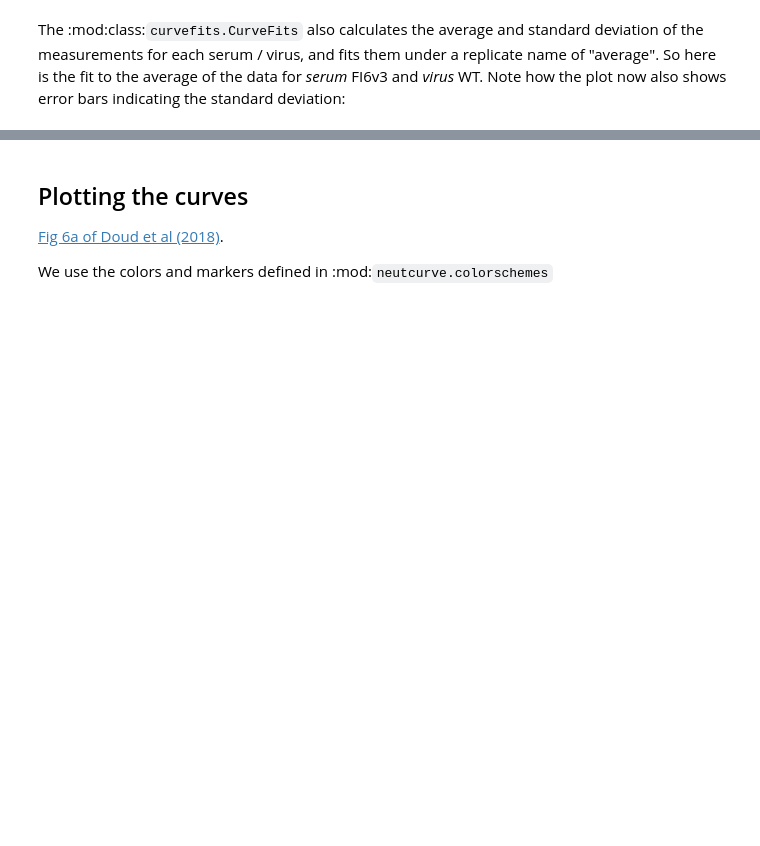
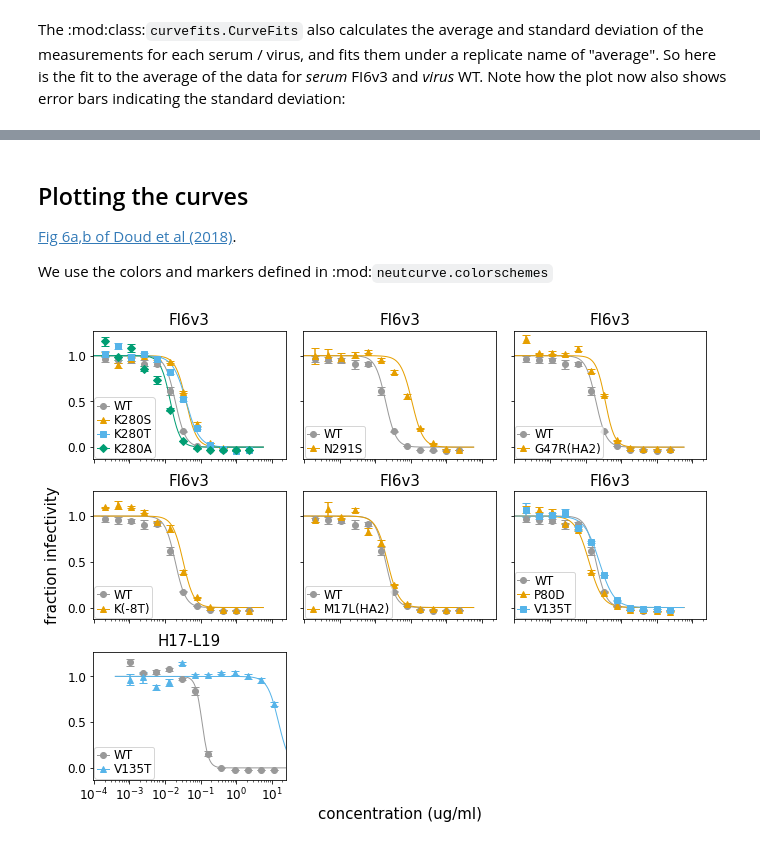
Before and after one commit to jbloomlab/neutcurve, a Jupyter notebook: docs/examples/curvefits.ipynb, the cells around one changed output, grey strips where cells are left out. Drawn from its saved outputs; the diff is of its cells as text; code cells hidden in the pictures; blank space fills up the shorter version.

```diff
--- a/docs/examples/curvefits.ipynb
+++ b/docs/examples/curvefits.ipynb
@@ -114,0 +131,2 @@ The IC50 is 0.0162
+# %%
+fits.fitParams()
@@ -114,0 +150,2 @@ The IC50 is 0.0162
+# %%
+fits.fitParams(average_only=False).head()
@@ -115,12 +159,12 @@ The IC50 is 0.0162
 # %% [markdown]
 ## Plotting the curves
-[Fig 6a of Doud et al (2018)](https://www.nature.com/articles/s41467-018-03665-3#Fig6).
+[Fig 6a,b of Doud et al (2018)](https://www.nature.com/articles/s41467-018-03665-3#Fig6).
 
 We use the colors and markers defined in :mod:`neutcurve.colorschemes`
 # %%
 fig, axes = fits.plotGrid(
                 {
-                 # upper right: WT, K280S, K280T, K280A
+                 # upper right: FI6v3 versus WT, K280S, K280T, K280A
                  (0, 0): ('FI6v3',
                           [{'serum': 'FI6v3', 'virus': 'WT',
                             'replicate': 'average', 'color': CBPALETTE[0],
@@ -136,7 +180,7 @@ fig, axes = fits.plotGrid(
                             'marker': CBMARKERS[3], 'label':'K280A'},
                            ]
                           ),
-                 # upper center: WT, N291S
+                 # upper center: FI6v3 versus WT, N291S
                  (0, 1): ('FI6v3',
                           [{'serum': 'FI6v3', 'virus': 'WT',
                             'replicate': 'average', 'color': CBPALETTE[0],
@@ -146,7 +190,7 @@ fig, axes = fits.plotGrid(
                             'marker': CBMARKERS[1], 'label': 'N291S'},
                            ]
                           ),
-                 # upper right: WT, G47R-HA2
+                 # upper right: FI6v3 versus WT, G47R-HA2
                  (0, 2): ('FI6v3',
                           [{'serum': 'FI6v3', 'virus': 'WT',
                             'replicate': 'average', 'color': CBPALETTE[0],
@@ -156,38 +200,51 @@ fig, axes = fits.plotGrid(
                             'marker': CBMARKERS[1], 'label': 'G47R(HA2)'},
                            ]
                           ),
-                 # lower right: WT, K(-8T)
+                 # middle right: FI6v3 versus WT, K(-8T)
                  (1, 0): ('FI6v3',
                           [{'serum': 'FI6v3', 'virus': 'WT',
                             'replicate': 'average', 'color': CBPALETTE[0],
                             'marker': CBMARKERS[0], 'label': 'WT'},
                            {'serum': 'FI6v3', 'virus': 'K(-8T)',
                             'replicate': 'average', 'color': CBPALETTE[1],
                             'marker': CBMARKERS[1], 'label': 'K(-8T)'},
                            ]
                           ),
-                 # lower center: WT, M17L-HA2
+                 # middle center: FI6v3 versus WT, M17L-HA2
                  (1, 1): ('FI6v3',
                           [{'serum': 'FI6v3', 'virus': 'WT',
                             'replicate': 'average', 'color': CBPALETTE[0],
                             'marker': CBMARKERS[0], 'label': 'WT'},
                            {'serum': 'FI6v3', 'virus': 'M17L-HA2',
                             'replicate': 'average', 'color': CBPALETTE[1],
                             'marker': CBMARKERS[1], 'label': 'M17L(HA2)'},
                            ]
                           ),
-                 # lower right: WT, P80D, V135T
+                 # middle right: FI6v3 versus WT, P80D, V135T
                  (1, 2): ('FI6v3',
                           [{'serum': 'FI6v3', 'virus': 'WT',
                             'replicate': 'average', 'color': CBPALETTE[0],
                             'marker': CBMARKERS[0], 'label': 'WT'},
                            {'serum': 'FI6v3', 'virus': 'P80D',
                             'replicate': 'average', 'color': CBPALETTE[1],
                             'marker': CBMARKERS[1], 'label': 'P80D'},
                            {'serum': 'FI6v3', 'virus': 'V135T',
                             'replicate': 'average', 'color': CBPALETTE[2],
                             'marker': CBMARKERS[2], 'label': 'V135T'},
                            ]
                           ),
-                 }
+                 # middle left: H17-L19 versus WT, V135T
+                 (2, 0): ('H17-L19',
+                          [{'serum': 'H17-L19', 'virus': 'WT',
+                            'replicate': 'average', 'color': CBPALETTE[0],
+                            'marker': CBMARKERS[0], 'label': 'WT'},
+                           {'serum': 'H17-L19', 'virus': 'V135T',
+                            'replicate': 'average', 'color': CBPALETTE[2],
+                            'marker': CBMARKERS[1], 'label': 'V135T'},
+                           ]
+                          ),
+                 },
+                xlabel='concentration (ug/ml)',
                 )
+# %% [output]
+[figure, added]
```
Also changed, not shown: parts of 21 cells of this notebook, 2 other files.
